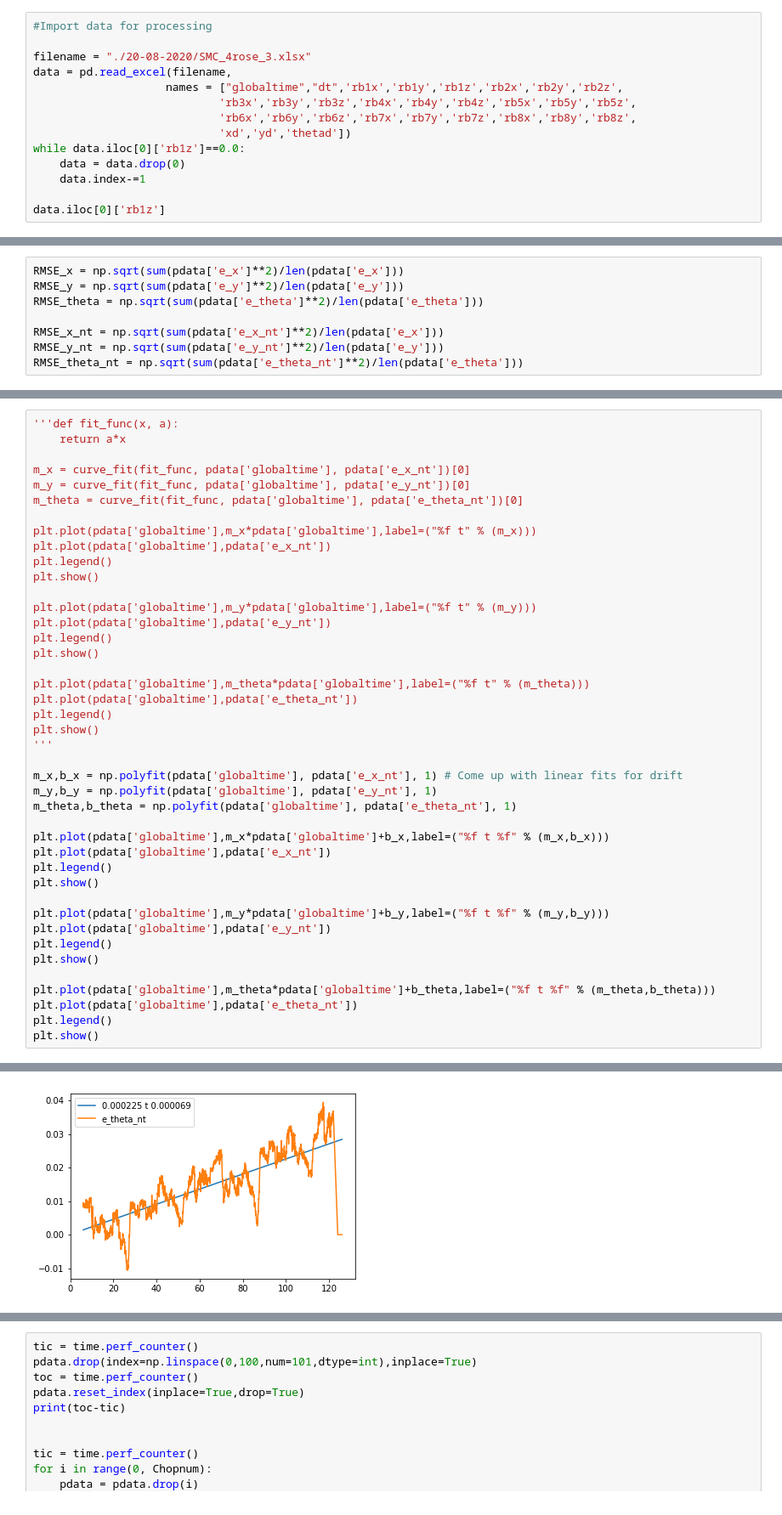
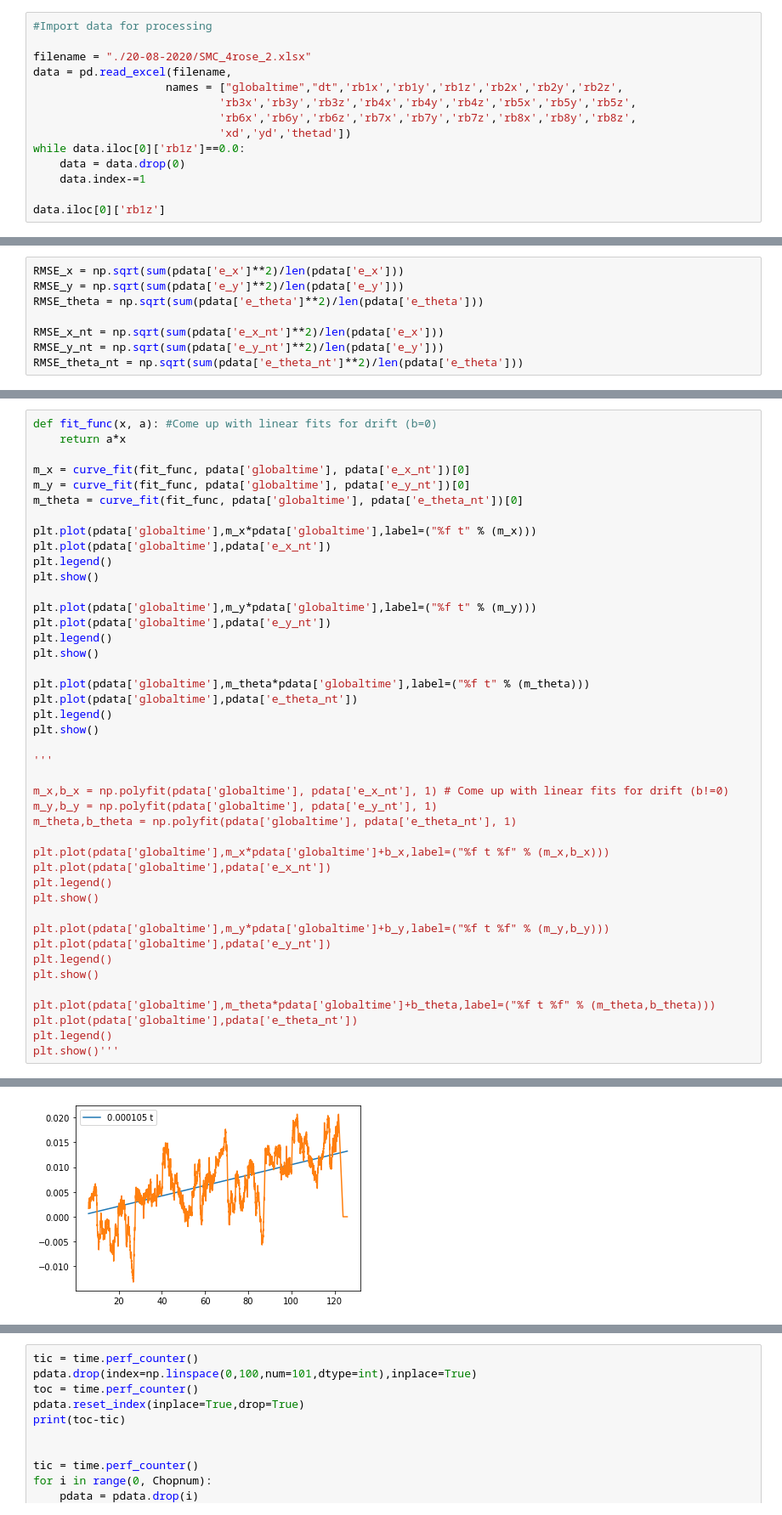
Before and after one commit to dyerbm/OmniWheel, a Jupyter notebook: 3WD-Omniwheel/VICON Data/Data_Processing.ipynb, the cells around one changed output, grey strips where cells are left out. Shown at 85% size. Drawn from its saved outputs; the diff is of its cells as text.

```diff
--- a/3WD-Omniwheel/VICON Data/Data_Processing.ipynb
+++ b/3WD-Omniwheel/VICON Data/Data_Processing.ipynb
@@ -11,7 +11,7 @@ warnings.filterwarnings('ignore') #suppressed normal warnings (disable this if s
 # %%
 #Import data for processing
 
-filename = "./20-08-2020/SMC_4rose_3.xlsx"
+filename = "./20-08-2020/SMC_4rose_2.xlsx"
 data = pd.read_excel(filename,
                     names = ["globaltime","dt",'rb1x','rb1y','rb1z','rb2x','rb2y','rb2z',
                             'rb3x','rb3y','rb3z','rb4x','rb4y','rb4z','rb5x','rb5y','rb5z',
@@ -160,5 +160,5 @@ print(RMSE_theta_nt)
 # %%
-'''def fit_func(x, a):
+def fit_func(x, a): #Come up with linear fits for drift (b=0)
     return a*x
 
 m_x = curve_fit(fit_func, pdata['globaltime'], pdata['e_x_nt'])[0]
@@ -179,9 +179,10 @@ plt.plot(pdata['globaltime'],m_theta*pdata['globaltime'],label=("%f t" % (m_thet
 plt.plot(pdata['globaltime'],pdata['e_theta_nt'])
 plt.legend()
 plt.show()
+
 '''
 
-m_x,b_x = np.polyfit(pdata['globaltime'], pdata['e_x_nt'], 1) # Come up with linear fits for drift
+m_x,b_x = np.polyfit(pdata['globaltime'], pdata['e_x_nt'], 1) # Come up with linear fits for drift (b!=0)
 m_y,b_y = np.polyfit(pdata['globaltime'], pdata['e_y_nt'], 1)
 m_theta,b_theta = np.polyfit(pdata['globaltime'], pdata['e_theta_nt'], 1)
 
@@ -198,5 +199,5 @@ plt.show()
 plt.plot(pdata['globaltime'],m_theta*pdata['globaltime']+b_theta,label=("%f t %f" % (m_theta,b_theta)))
 plt.plot(pdata['globaltime'],pdata['e_theta_nt'])
 plt.legend()
-plt.show()
+plt.show()'''
 # %% [output]
@@ -205 +206 @@ plt.show()
-[figure, old version]
+[figure, new version]
```
Also changed, not shown: parts of 8 cells of this notebook.
